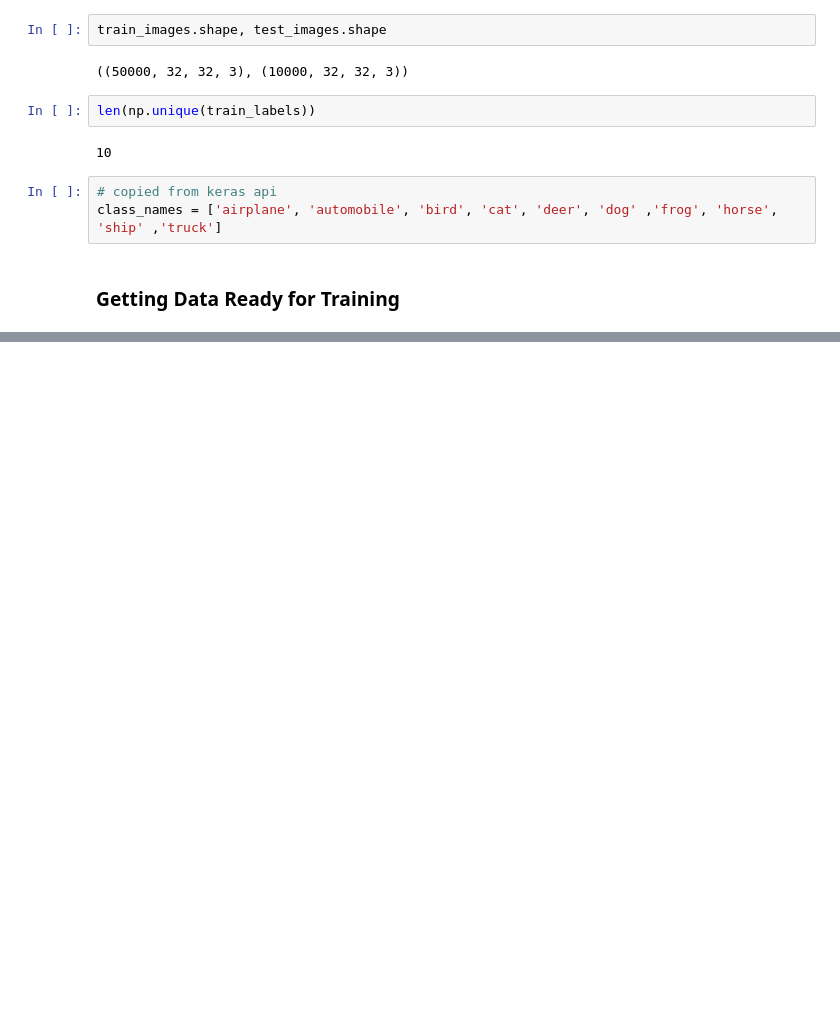
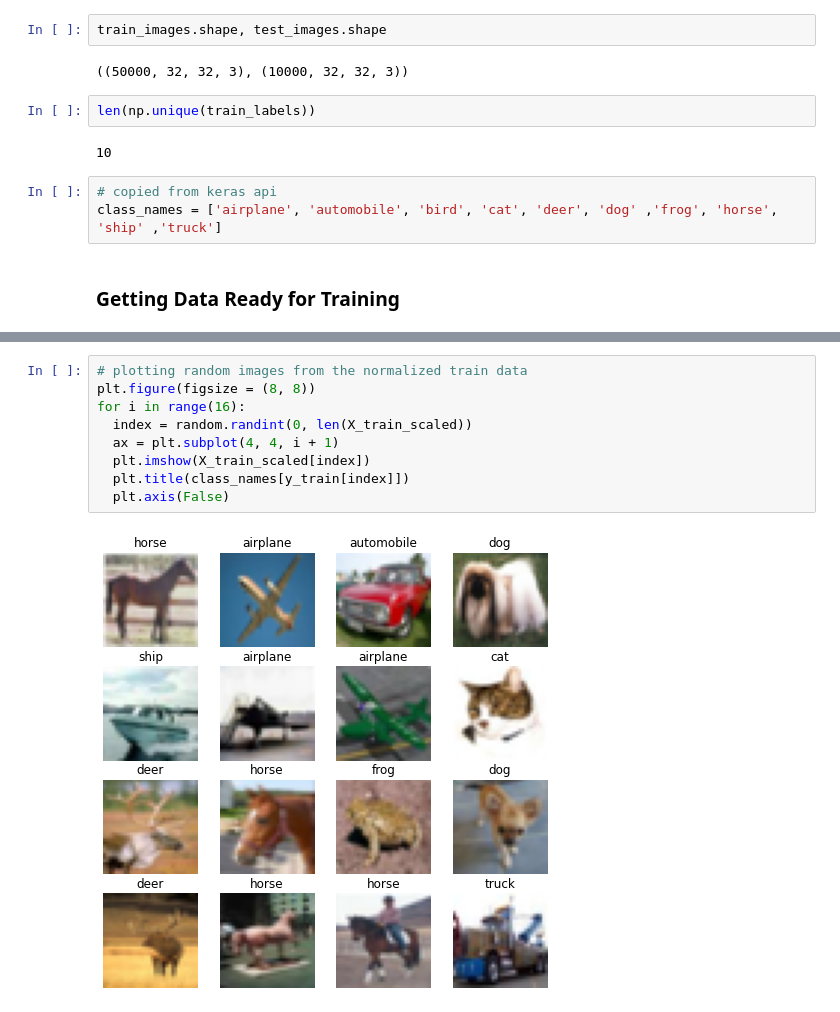
Before and after one commit to MostafaJahanian/DL_Projects, a Jupyter notebook: CIFAR10_Dataset_Classification_Using_CNN.ipynb, the cells around one changed output, grey strips where cells are left out. Cells and saved outputs as stored; diff of their text form; blank space fills up the shorter version.

```diff
--- a/CIFAR10_Dataset_Classification_Using_CNN.ipynb
+++ b/CIFAR10_Dataset_Classification_Using_CNN.ipynb
@@ -40,0 +63,11 @@ X_train.shape, X_val.shape
+# %%
+# plotting random images from the normalized train data
+plt.figure(figsize = (8, 8))
+for i in range(16):
+  index = random.randint(0, len(X_train_scaled))
+  ax = plt.subplot(4, 4, i + 1)
+  plt.imshow(X_train_scaled[index])
+  plt.title(class_names[y_train[index]])
+  plt.axis(False)
+# %% [output]
+[figure, added]
```
Also changed, not shown: parts of 27 cells of this notebook.
